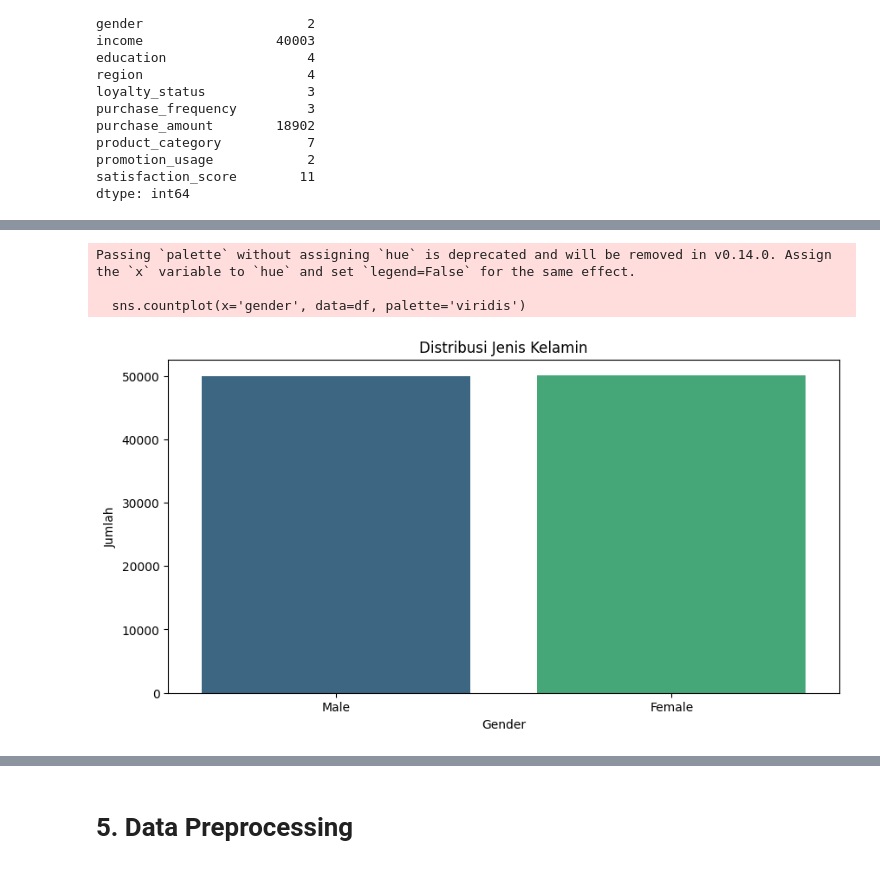
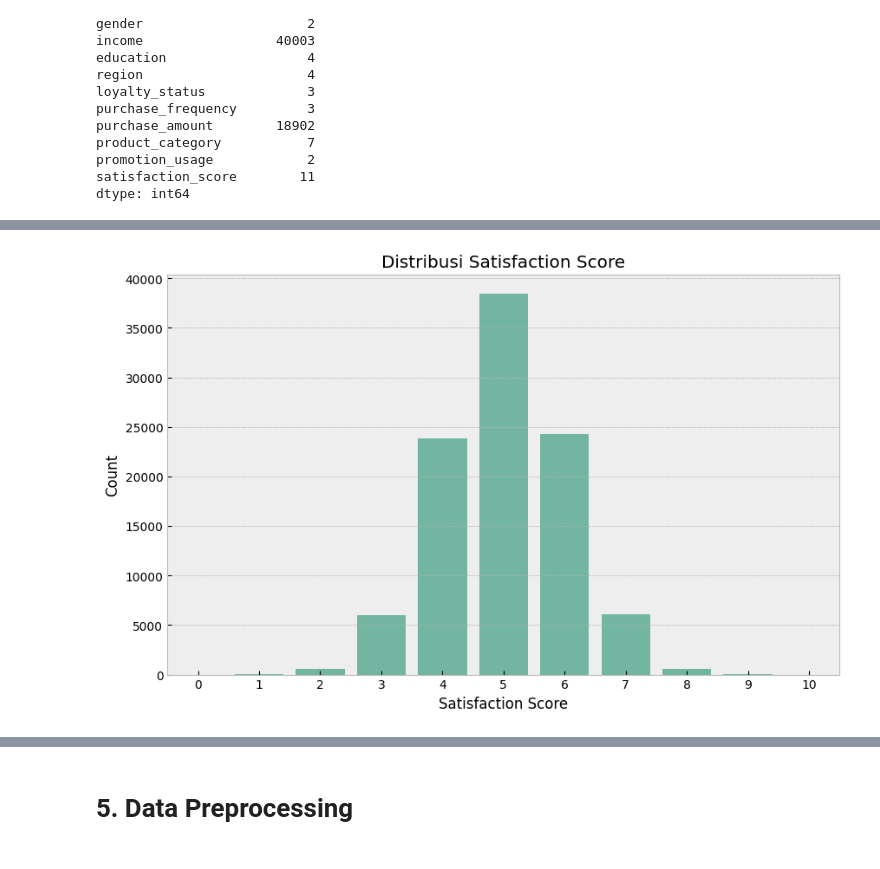
Before and after one commit to faarismuda/Dicoding-ML-Shop-Customers, a Jupyter notebook: [Clustering]_Submission_Akhir_BMLP_Faaris Muda Dwi Nugraha.ipynb, the cells around one changed output, grey strips where cells are left out. Cells and saved outputs as stored; diff of their text form; code cells hidden in the pictures.

```diff
--- a/[Clustering]_Submission_Akhir_BMLP_Faaris Muda Dwi Nugraha.ipynb
+++ b/[Clustering]_Submission_Akhir_BMLP_Faaris Muda Dwi Nugraha.ipynb
@@ -40,6 +40,7 @@ import pandas as pd
 import numpy as np
 import matplotlib.pyplot as plt
 import seaborn as sns
+from scipy import stats
 
 # Untuk preprocessing dan feature selection
 from sklearn.preprocessing import LabelEncoder, StandardScaler
@@ -50,6 +51,14 @@ from sklearn.cluster import KMeans
 from sklearn.metrics import silhouette_score
 
 from sklearn.decomposition import PCA
+
+# Suppressing warnings
+import warnings
+warnings.filterwarnings('ignore')
+
+# Set plot style
+plt.style.use('bmh')
+sns.set_palette("Set2")
 # %% [markdown]
 # **3. Memuat Dataset**
 # %% [markdown]
@@ -184,13 +260,10 @@ plt.show()
 # %%
-# Distribusi gender
-plt.figure(figsize=(10, 5))
-sns.countplot(x='gender', data=df, palette='viridis')
-plt.title('Distribusi Jenis Kelamin')
-plt.xlabel('Gender')
-plt.ylabel('Jumlah')
+# Satisfaction score distribution
+plt.figure(figsize=(10, 6))
+sns.countplot(x='satisfaction_score', data=df)
+plt.title('Distribusi Satisfaction Score')
+plt.xlabel('Satisfaction Score')
+plt.ylabel('Count')
 plt.show()
 # %% [output]
-Passing `palette` without assigning `hue` is deprecated and will be removed in v0.14.0. Assign the `x` variable to `hue` and set `legend=False` for the same effect.
-
-  sns.countplot(x='gender', data=df, palette='viridis')
-[figure, old version]
+[figure, new version]
```
Also changed, not shown: parts of 37 cells of this notebook.
